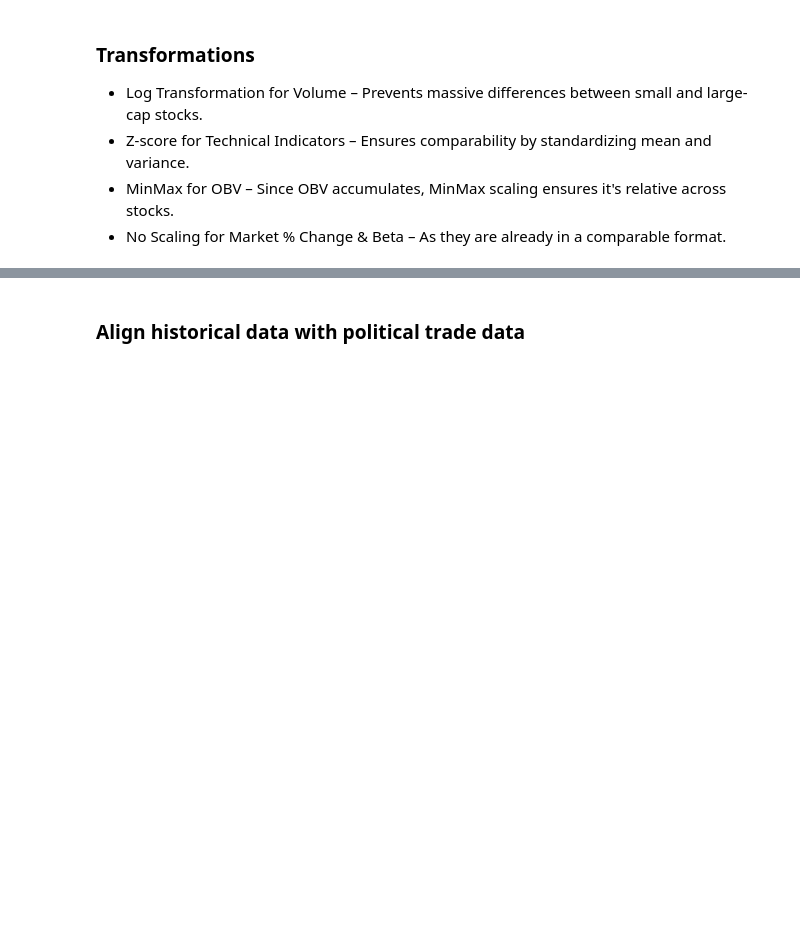
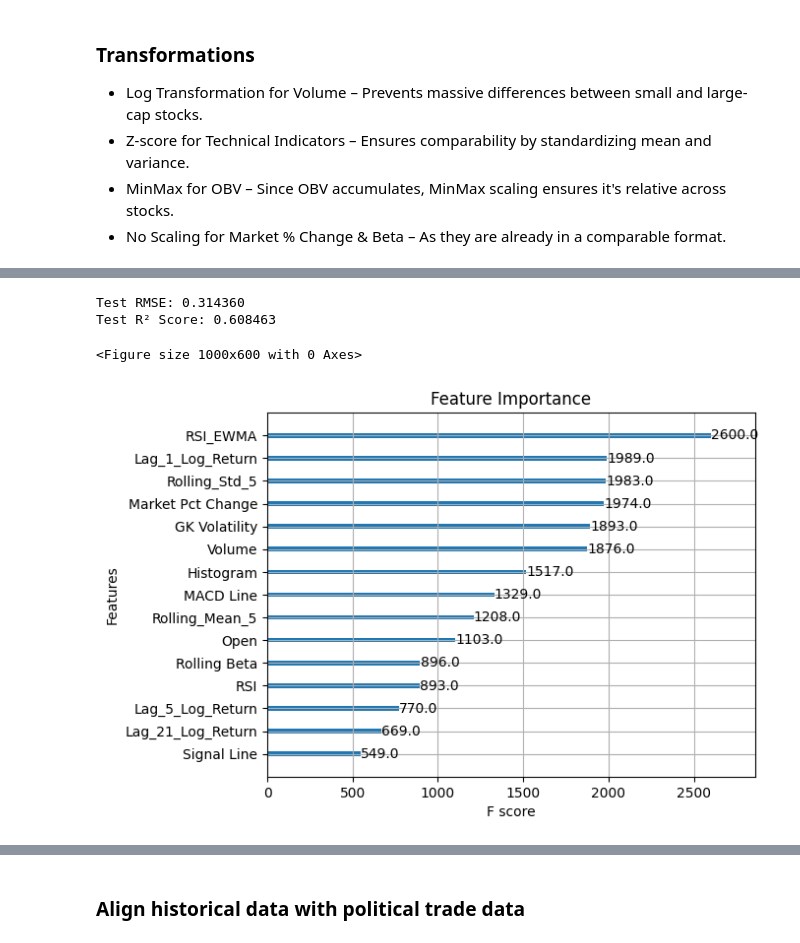
Before and after one commit to codyrosenzweig1/Quant_Trading_Basics_ML, a Jupyter notebook: Personal_Trading_Stratergy.ipynb, the cells around one changed output, grey strips where cells are left out. Drawn from its saved outputs; the diff is of its cells as text; code cells hidden in the pictures; blank space fills up the shorter version.

Commit message:
Forming xgboost model to predict individual stock performancr

```diff
--- a/Personal_Trading_Stratergy.ipynb
+++ b/Personal_Trading_Stratergy.ipynb
@@ -823,0 +899,22 @@ df_transformed.tail()
+# %%
+# Step 2: Define XGBoost Parameters
+params = {
+    'objective': 'reg:squarederror',
+    'eval_metric': 'rmse',
+    'learning_rate': 0.01,
+    'max_depth': 6,
+    'subsample': 0.8,
+    'colsample_bytree': 0.8,
+    'alpha': 0.1,
+    'random_state': 42
+}
+
+## Train XGboost model
+xgb_model = xgb.train(
+    params=params,
+    dtrain=dtrain,
+    num_boost_round=500,
+    evals=evals,
+    early_stopping_rounds=50,
+    verbose_eval=False
+)
@@ -824,3 +939,27 @@ df_transformed.tail()
+# %%
+# Step 4: Evaluate Performance
+y_pred = xgb_model.predict(dtest)
+
+# Compute RMSE and R² Score
+rmse = mean_squared_error(y_test, y_pred)
+r2 = r2_score(y_test, y_pred)
+
+print(f"Test RMSE: {rmse:.6f}")
+print(f"Test R² Score: {r2:.6f}")
+# %% [output]
+Test RMSE: 0.314360
+Test R² Score: 0.608463
+# %%
+import matplotlib.pyplot as plt
+
+# Feature importance plot
+plt.figure(figsize=(10, 6))
+xgb.plot_importance(xgb_model, importance_type='weight', max_num_features=15)
+plt.title("Feature Importance")
+plt.show()
+# %% [output]
+<Figure size 1000x600 with 0 Axes>
+[figure, added]
 # %%
 # Step 5: Normalize Momentum & Sharpe Ratio for Ranking
 scaler = RobustScaler()
```
Also changed, not shown: parts of 8 cells of this notebook.
